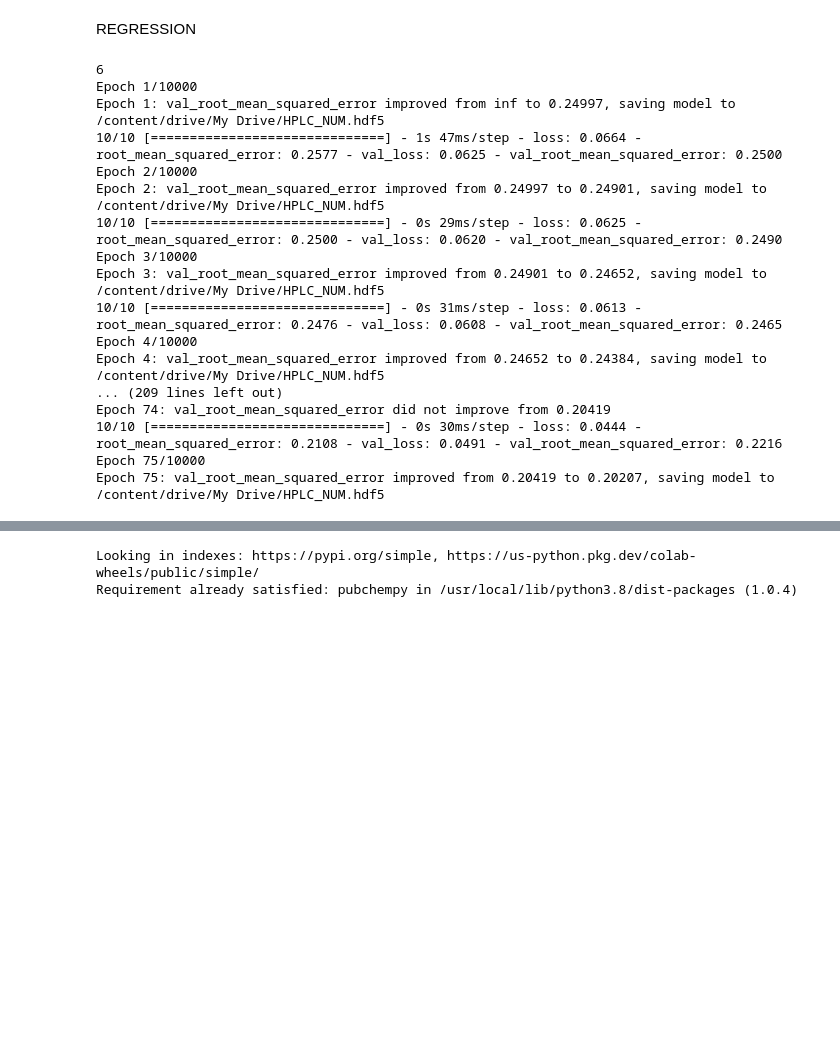
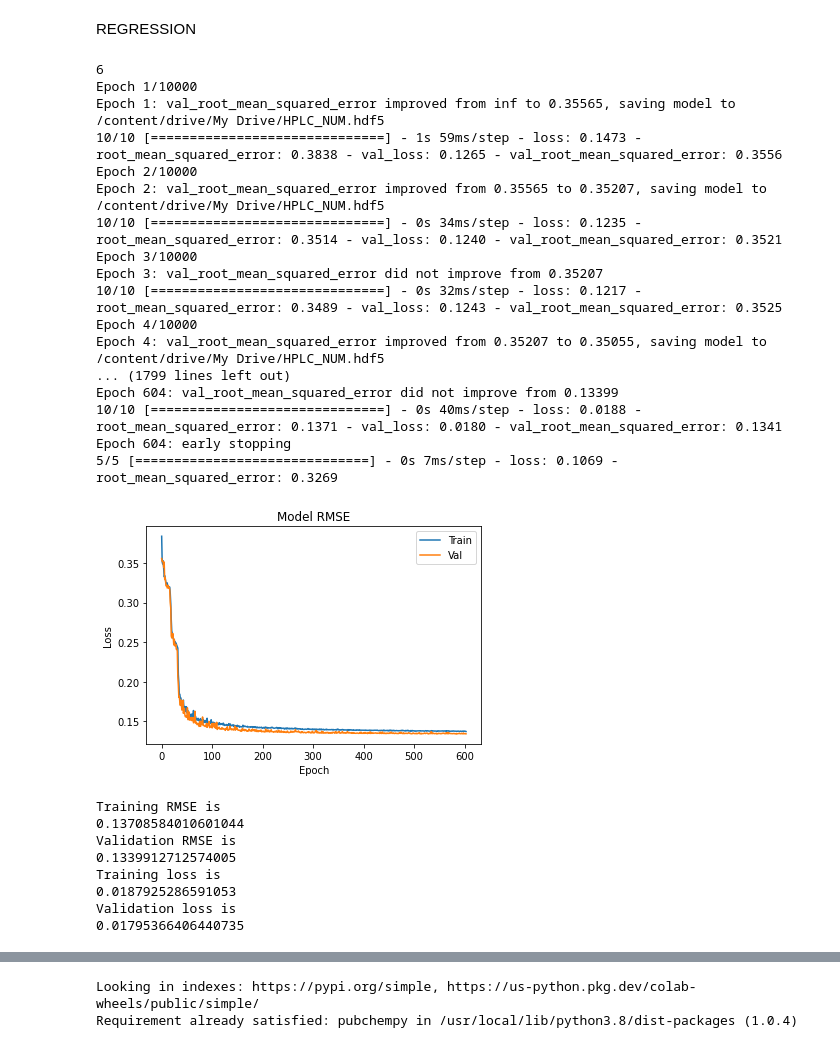
Before and after one commit to Swayamprakashpatel/HPLC, a Jupyter notebook: HPLC.ipynb, the cells around one changed output, grey strips where cells are left out. Saved outputs shown, nothing was run; the diff lists cells and outputs as text; code cells hidden in the pictures; blank space fills up the shorter version.

```diff
--- a/HPLC.ipynb
+++ b/HPLC.ipynb
@@ -145,7 +149,7 @@ Y_test = np.asarray(Y_test).astype(np.int64)
 filepath = '/content/drive/My Drive/HPLC_NUM.hdf5'
 
 checkpoint = [tf.keras.callbacks.ModelCheckpoint(filepath, monitor='val_root_mean_squared_error', mode='min', save_best_only=True, Save_weights_only = False, verbose = 2),
-              tf.keras.callbacks.EarlyStopping(monitor='val_root_mean_squared_error', patience=575, verbose =2)]
+              tf.keras.callbacks.EarlyStopping(monitor='val_root_mean_squared_error', patience=75, verbose =2)]
 output_nodes = Y.shape[1]
 print(output_nodes)
 
@@ -154,53 +158,62 @@ model = tf.keras.Sequential([
                              tf.keras.layers.Dense(512, activation='relu', input_shape=(1762,)),
                              tf.keras.layers.Dense(512, activation='relu'),
                              #tf.keras.layers.Dense(512, activation='relu'),
-                             tf.keras.layers.Dense(output_nodes, activation ='Softmax')])
+                             tf.keras.layers.Dense(output_nodes, activation ='relu')])
 
-model.compile(optimizer=tf.keras.optimizers.SGD(learning_rate = 0.7), loss=tf.keras.losses.MeanSquaredError(), metrics=[tf.keras.metrics.RootMeanSquaredError()])
+model.compile(optimizer=tf.keras.optimizers.Adadelta(learning_rate = 0.7), loss=tf.keras.losses.MeanSquaredError(), metrics=[tf.keras.metrics.RootMeanSquaredError()])
 hist = model.fit(X, Y, epochs= 10000, callbacks=[checkpoint],validation_data=(X, Y), batch_size= 100)
 model.evaluate(X_test, Y_test)
 
 # Error Graph
 from matplotlib import pyplot as plt
 plt.plot(hist.history['root_mean_squared_error'])
 plt.plot(hist.history['val_root_mean_squared_error'])
 plt.title('Model RMSE')
 plt.ylabel('Loss')
 plt.xlabel('Epoch')
 plt.legend(['Train', 'Val'], loc='upper right')
 plt.show()
 
 
 train_acc = min(hist.history['root_mean_squared_error'])
 val_acc = min(hist.history['val_root_mean_squared_error'])
 train_loss = min(hist.history['loss'])
 val_loss = min(hist.history['val_loss'])
 print('Training RMSE is')
 print(train_acc)
 print('Validation RMSE is')
 print(val_acc)
 print('Training loss is')
 print(train_loss)
 print('Validation loss is')
 print(val_loss)
 # %% [output]
 6
 Epoch 1/10000
-Epoch 1: val_root_mean_squared_error improved from inf to 0.24997, saving model to /content/drive/My Drive/HPLC_NUM.hdf5
-10/10 [==============================] - 1s 47ms/step - loss: 0.0664 - root_mean_squared_error: 0.2577 - val_loss: 0.0625 - val_root_mean_squared_error: 0.2500
+Epoch 1: val_root_mean_squared_error improved from inf to 0.35565, saving model to /content/drive/My Drive/HPLC_NUM.hdf5
+10/10 [==============================] - 1s 59ms/step - loss: 0.1473 - root_mean_squared_error: 0.3838 - val_loss: 0.1265 - val_root_mean_squared_error: 0.3556
 Epoch 2/10000
-Epoch 2: val_root_mean_squared_error improved from 0.24997 to 0.24901, saving model to /content/drive/My Drive/HPLC_NUM.hdf5
-10/10 [==============================] - 0s 29ms/step - loss: 0.0625 - root_mean_squared_error: 0.2500 - val_loss: 0.0620 - val_root_mean_squared_error: 0.2490
+Epoch 2: val_root_mean_squared_error improved from 0.35565 to 0.35207, saving model to /content/drive/My Drive/HPLC_NUM.hdf5
+10/10 [==============================] - 0s 34ms/step - loss: 0.1235 - root_mean_squared_error: 0.3514 - val_loss: 0.1240 - val_root_mean_squared_error: 0.3521
 Epoch 3/10000
-Epoch 3: val_root_mean_squared_error improved from 0.24901 to 0.24652, saving model to /content/drive/My Drive/HPLC_NUM.hdf5
-10/10 [==============================] - 0s 31ms/step - loss: 0.0613 - root_mean_squared_error: 0.2476 - val_loss: 0.0608 - val_root_mean_squared_error: 0.2465
+Epoch 3: val_root_mean_squared_error did not improve from 0.35207
+10/10 [==============================] - 0s 32ms/step - loss: 0.1217 - root_mean_squared_error: 0.3489 - val_loss: 0.1243 - val_root_mean_squared_error: 0.3525
 Epoch 4/10000
-Epoch 4: val_root_mean_squared_error improved from 0.24652 to 0.24384, saving model to /content/drive/My Drive/HPLC_NUM.hdf5
-... (209 lines left out)
-Epoch 74: val_root_mean_squared_error did not improve from 0.20419
-10/10 [==============================] - 0s 30ms/step - loss: 0.0444 - root_mean_squared_error: 0.2108 - val_loss: 0.0491 - val_root_mean_squared_error: 0.2216
-Epoch 75/10000
-Epoch 75: val_root_mean_squared_error improved from 0.20419 to 0.20207, saving model to /content/drive/My Drive/HPLC_NUM.hdf5
+Epoch 4: val_root_mean_squared_error improved from 0.35207 to 0.35055, saving model to /content/drive/My Drive/HPLC_NUM.hdf5
+... (1799 lines left out)
+Epoch 604: val_root_mean_squared_error did not improve from 0.13399
+10/10 [==============================] - 0s 40ms/step - loss: 0.0188 - root_mean_squared_error: 0.1371 - val_loss: 0.0180 - val_root_mean_squared_error: 0.1341
+Epoch 604: early stopping
+5/5 [==============================] - 0s 7ms/step - loss: 0.1069 - root_mean_squared_error: 0.3269
+[figure, added]
+Training RMSE is
+0.13708584010601044
+Validation RMSE is
+0.1339912712574005
+Training loss is
+0.0187925286591053
+Validation loss is
+0.01795366406440735
 # %%
 # Error Graph
 from matplotlib import pyplot as plt
```
Also changed, not shown: parts of 4 cells of this notebook.
